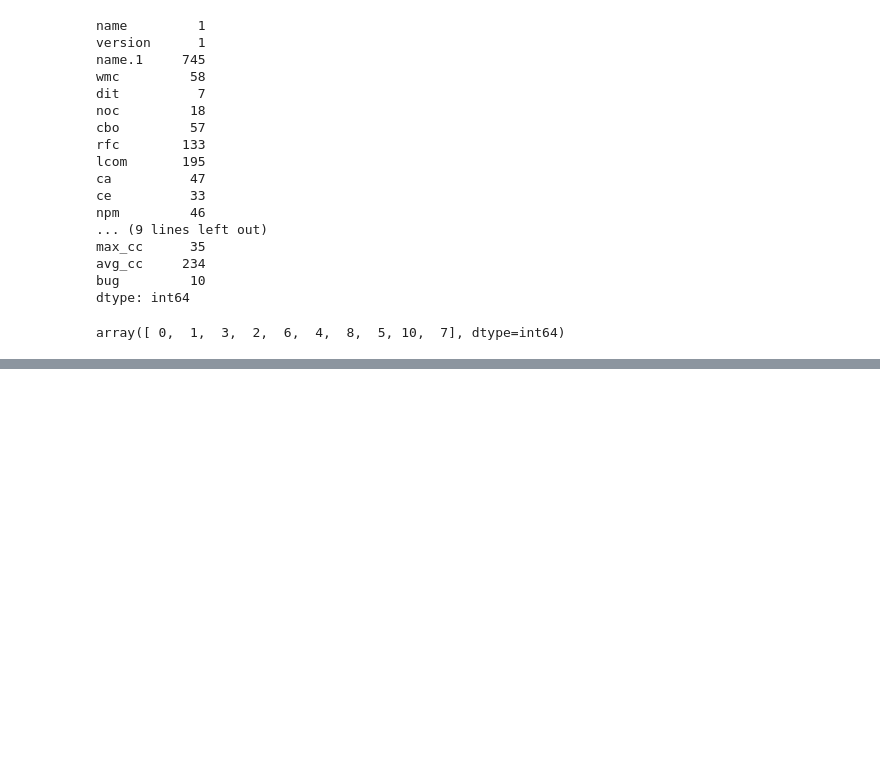
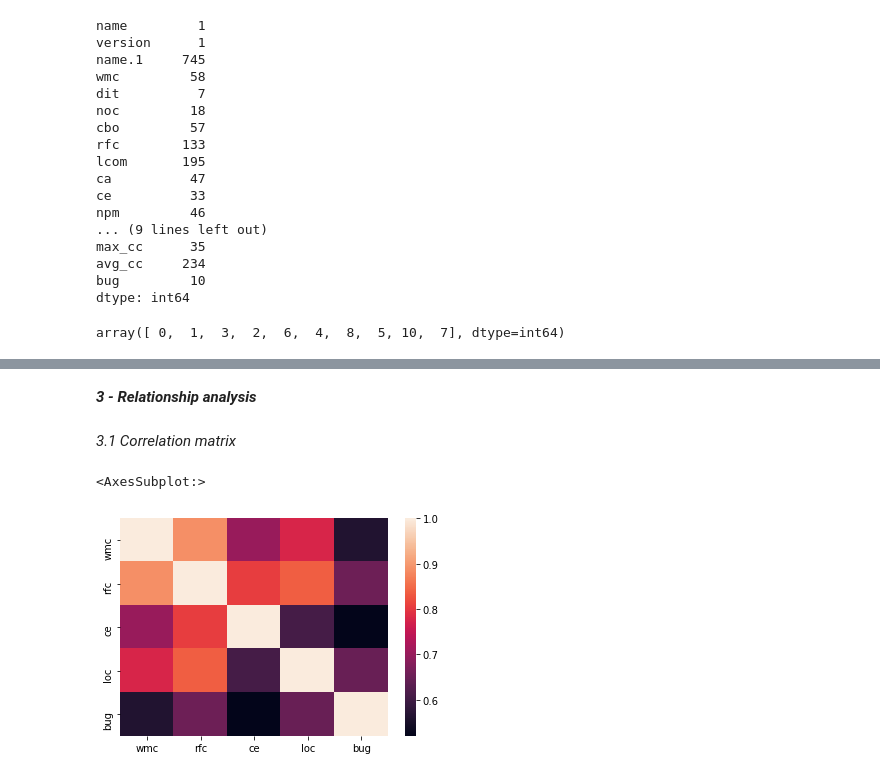
Before and after one commit to francobelloni85/UniSoftwareQualityExam, a Jupyter notebook: SoftwareQualityExam.ipynb, the cells around one changed output, grey strips where cells are left out. Saved outputs shown, nothing was run; the diff lists cells and outputs as text; code cells hidden in the pictures; blank space fills up the shorter version.

```diff
--- a/SoftwareQualityExam.ipynb
+++ b/SoftwareQualityExam.ipynb
@@ -81,0 +142,10 @@ array([ 0,  1,  3,  2,  6,  4,  8,  5, 10,  7], dtype=int64)
+# %%
+features_list = ['rfc','loc','wmc','ce','bug']
+drop_list = []
+
+for current_features in data.columns:
+    if not current_features in features_list:
+        drop_list.append(current_features)
+
+data = data.drop(drop_list, axis=1)
+data.shape
@@ -81,0 +163,10 @@ array([ 0,  1,  3,  2,  6,  4,  8,  5, 10,  7], dtype=int64)
+# %% [markdown]
+**_3 - Relationship analysis_**
+# %% [markdown]
+_3.1 Correlation matrix_
+# %%
+correlation = data.corr()
+sn.heatmap(correlation)
+# %% [output]
+<AxesSubplot:>
+[figure, added]
```
Also changed, not shown: parts of 39 cells of this notebook, 2 other files.
